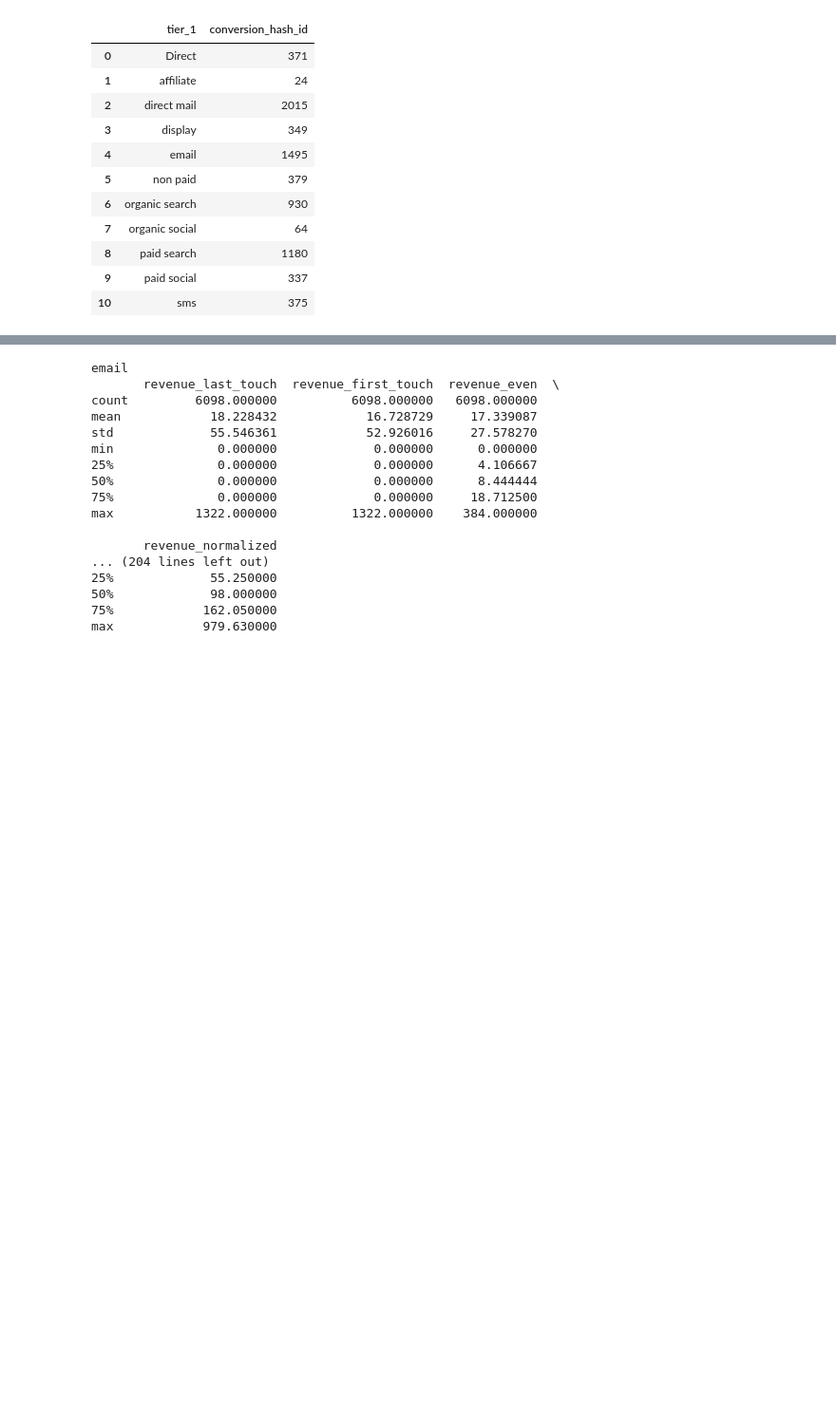
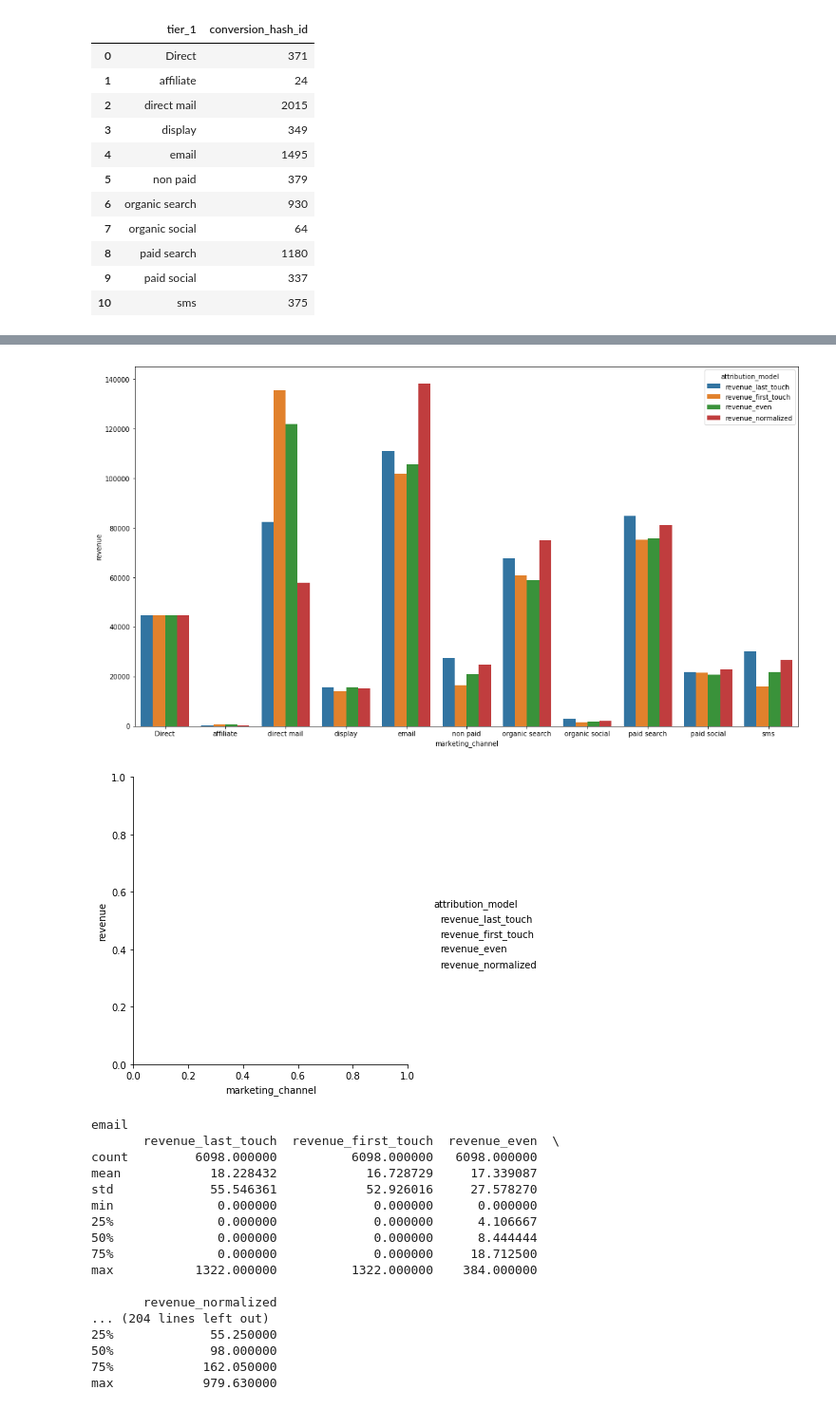
Before and after one commit to dlm6693/Rockerbox-Project, a Jupyter notebook: Rockerbox Assignment.ipynb, the cells around one changed output, grey strips where cells are left out. Shown: that part at 95% size. Saved outputs shown, nothing was run; the diff lists cells and outputs as text; code cells hidden in the pictures; blank space fills up the shorter version.

Commit message:
more visuals

```diff
--- a/Rockerbox Assignment.ipynb
+++ b/Rockerbox Assignment.ipynb
@@ -152,7 +152,9 @@ sns.barplot(data=conv_view, x='tier_1', y='conversion_hash_id').set(
 # %%
 # this is really the most valuable and informative view as we can see how much the top channels vary when picking different
 # attribution models
-df.groupby(['type', 'tier_1'])[['revenue_last_touch',
+revenue = df.groupby('tier_1')[[
+                                'revenue_last_touch',
                                 'revenue_first_touch',
                                'revenue_even',
-                               'revenue_normalized']].sum()
+                               'revenue_normalized'
+                                ]].sum()
@@ -173,3 +171,16 @@ df.groupby(['type', 'tier_1'])[['revenue_last_touch',
+# %%
+#visualizing above
+revenue_bar = revenue.unstack().reset_index().rename(columns={
+                                                        'level_0': 'attribution_model',
+                                                        0:'revenue',
+                                                        'tier_1':'marketing_channel'
+                                                                    })
+fig, ax = plt.subplots(figsize=(18,10))
+sns.catplot(ax=ax,data=revenue_bar, x='marketing_channel', y='revenue', hue='attribution_model', kind='bar')
+fig.savefig('revenue_by_channel.png')
+# %% [output]
+[figure, added]
+[figure, added]
 # %%
 # basic counting stats like earlier, but this time breaking down revenue
 for val in df['tier_1'].unique():
```
Also changed, not shown: parts of 12 cells of this notebook, 5 other files.
